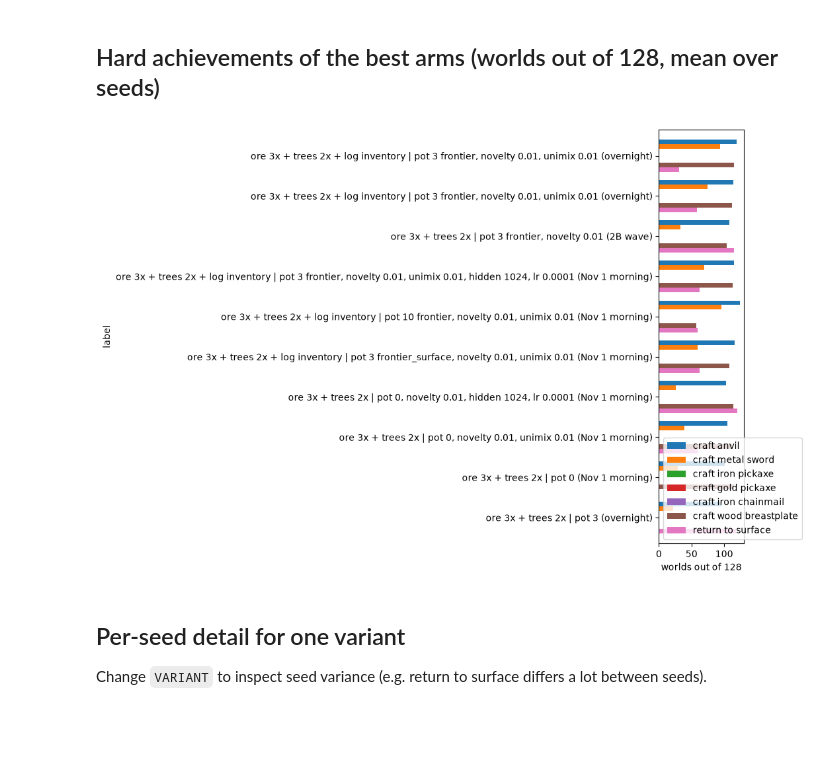
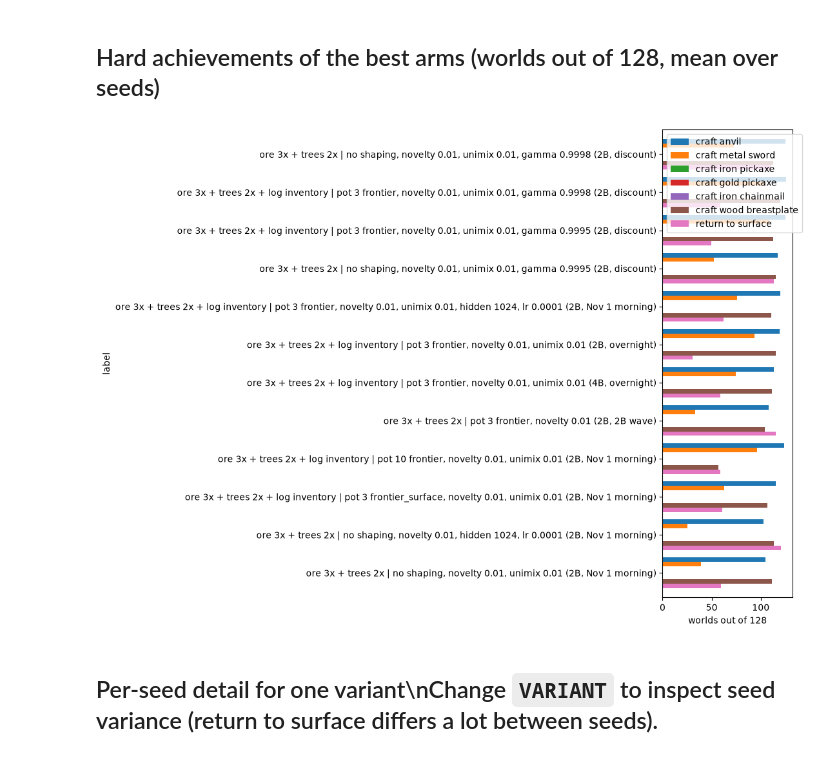
Before and after one commit to MikaVohl/terraria-env, a Jupyter notebook: notebooks/v8_env_results_2026_10_31.ipynb, the cells around one changed output. Saved outputs shown, nothing was run; the diff lists cells and outputs as text; code cells hidden in the pictures; blank space fills up the shorter version.

```diff
--- a/notebooks/v8_env_results_2026_10_31.ipynb
+++ b/notebooks/v8_env_results_2026_10_31.ipynb
@@ -119,7 +160,7 @@ peaks of items held at once (stockpiling); `*_legal_eps` count episodes where th
 # %%
 cols = ["score", "best", "deaths", *HARD, "iron_bars_med", "wood_med", "breastplate_legal_eps", "iron_pick_legal_eps"]
 summary = (runs.groupby(["study", "variant", "arm", "budget"])
-               .agg(seeds=("seed", "count"), **{c: (c, "mean") for c in cols if c in runs})
+               .agg(seeds=("seed", "count"), done=("finished", "sum"), **{c: (c, "mean") for c in cols})
                .round(2).sort_values(["study", "score"], ascending=[True, False]))
 summary
 # %% [output]
@@ -166,16 +207,15 @@ plt.tight_layout()
 # %% [markdown]
 ## Hard achievements of the best arms (worlds out of 128, mean over seeds)
 # %%
-top = summary.reset_index().sort_values("score", ascending=False).head(10)
-top = top.assign(label=top.variant + " | " + top.arm + " (" + top.study + ")").set_index("label")
-top[HARD].plot.barh(figsize=(10, 7), width=.8)
+top = summary.reset_index().sort_values("score", ascending=False).head(12)
+top = top.assign(label=top.variant + " | " + top.arm + " (" + top.budget + ", " + top.study + ")").set_index("label")
+top[HARD].plot.barh(figsize=(11, 8), width=.8)
 plt.xlabel("worlds out of 128")
 plt.gca().invert_yaxis()
 plt.tight_layout()
 # %% [output]
-[figure, old version]
+[figure, new version]
 # %% [markdown]
-## Per-seed detail for one variant
-Change `VARIANT` to inspect seed variance (e.g. return to surface differs a lot between seeds).
+## Per-seed detail for one variant\nChange `VARIANT` to inspect seed variance (return to surface differs a lot between seeds).
 # %%
 VARIANT = "ore 3x + trees 2x + log inventory"
```
Also changed, not shown: parts of 20 cells of this notebook.
